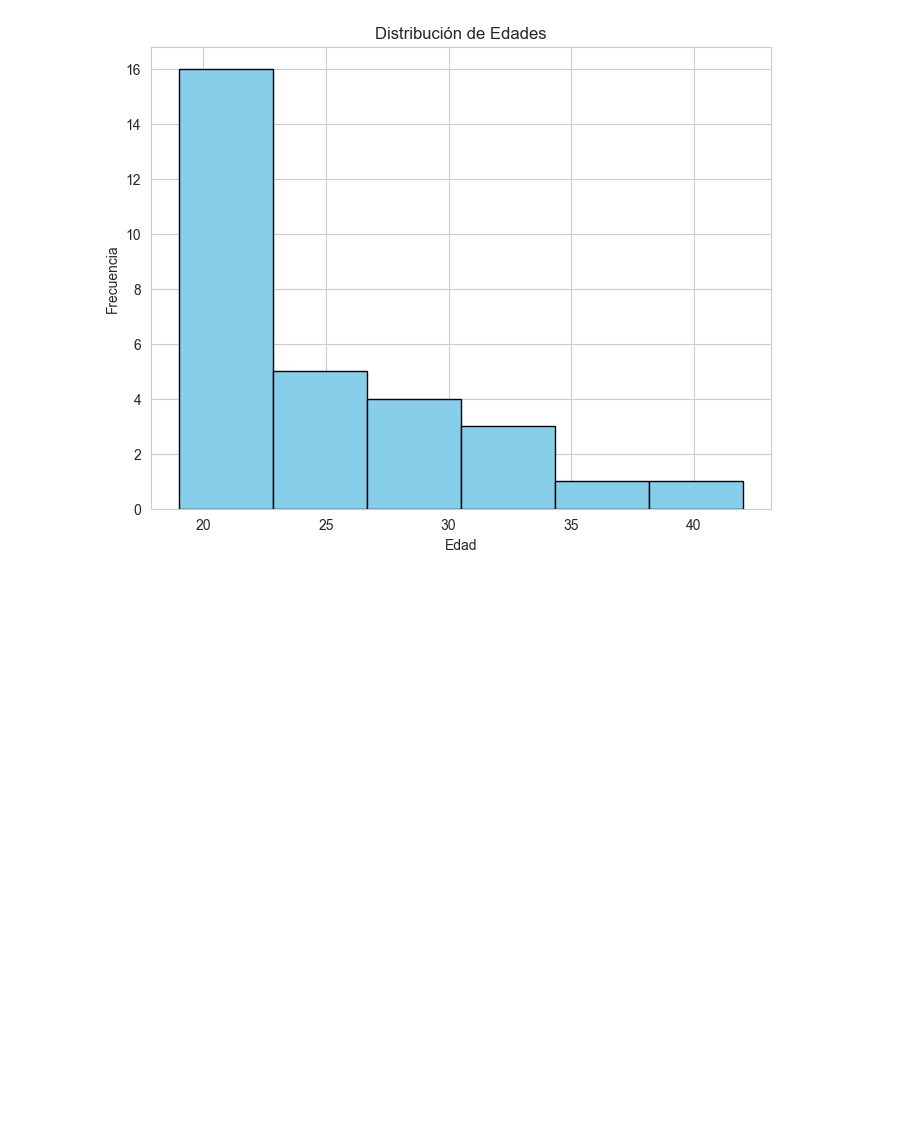
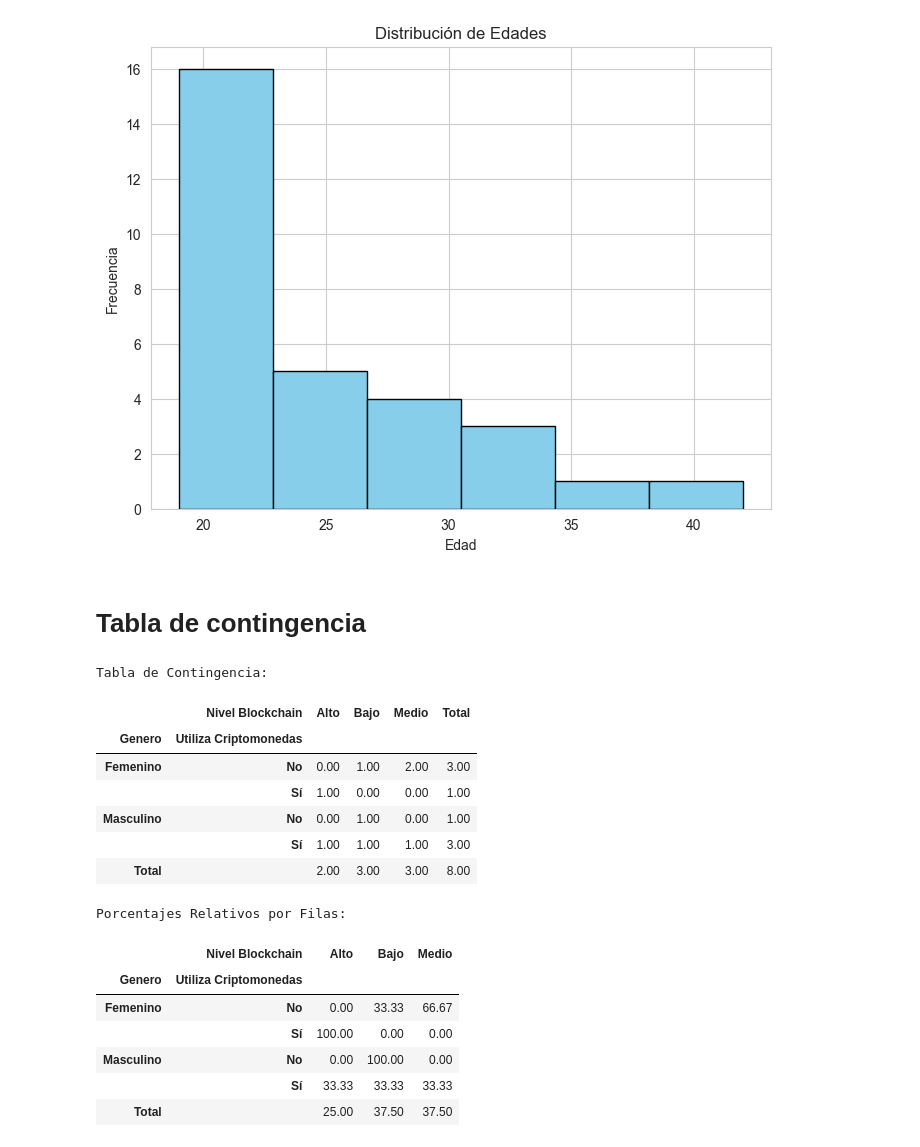
Before and after one commit to IrvinngB/Examen-Estadistica, a Jupyter notebook: General.ipynb, the cells around one changed output. Cells and saved outputs as stored; diff of their text form; code cells hidden in the pictures; blank space fills up the shorter version.

```diff
--- a/General.ipynb
+++ b/General.ipynb
@@ -181,3 +181,72 @@ else:
     print('La columna Edad no está disponible para graficar.')
 # %% [output]
 [figure]
+# %% [markdown]
+# Tabla de contingencia
+# %%
+import pandas as pd
+from scipy.stats import chi2_contingency
+
+# Datos ficticios más complejos
+data = {
+    "Genero": ["Masculino", "Femenino", "Masculino", "Femenino", "Masculino", "Femenino", "Masculino", "Femenino"],
+    "Nivel Blockchain": ["Bajo", "Medio", "Alto", "Medio", "Bajo", "Alto", "Medio", "Bajo"],
+    "Utiliza Criptomonedas": ["Sí", "No", "Sí", "No", "No", "Sí", "Sí", "No"]
+}
+
+df = pd.DataFrame(data)
+
+# Crear tabla de contingencia básica
+tabla_contingencia = pd.crosstab(
+    [df['Genero'], df['Utiliza Criptomonedas']],  # Variables para las filas
+    df['Nivel Blockchain'],  # Variable para las columnas
+    margins=True,  # Incluir totales
+    margins_name="Total"
+)
+
+# Tabla con porcentajes relativos por filas
+tabla_porcentajes_filas = pd.crosstab(
+    [df['Genero'], df['Utiliza Criptomonedas']],
+    df['Nivel Blockchain'],
+    normalize='index',  # Normalizar por filas
+    margins=True,  # Totales relativos
+    margins_name="Total"
+) * 100
+
+# Estilizar las tablas en modo oscuro
+def estilizar_tabla_modo_oscuro(tabla):
+    return tabla.style.format("{:.2f}").set_table_styles(
+        [
+            {"selector": "th", "props": [("background-color", "#333333"), ("color", "white"), ("font-weight", "bold"), ("border", "1px solid white")]},
+            {"selector": "td", "props": [("background-color", "#222222"), ("color", "white"), ("border", "1px solid #444444")]},
+            {"selector": "table", "props": [("border-collapse", "collapse"), ("width", "100%")]},
+        ]
+    ).background_gradient(cmap="coolwarm", axis=None)  # Gradiente en modo oscuro
+
+# Aplicar estilo
+tabla_contingencia_estilizada = estilizar_tabla_modo_oscuro(tabla_contingencia)
+tabla_porcentajes_filas_estilizada = estilizar_tabla_modo_oscuro(tabla_porcentajes_filas)
+
+# Mostrar las tablas en el notebook
+print("Tabla de Contingencia:")
+display(tabla_contingencia_estilizada)
+
+print("\nPorcentajes Relativos por Filas:")
+display(tabla_porcentajes_filas_estilizada)
+# %% [output]
+Tabla de Contingencia:
+|  | Nivel Blockchain | Alto | Bajo | Medio | Total |
+| Genero | Utiliza Criptomonedas |  |  |  |  |
+| Femenino | No | 0.00 | 1.00 | 2.00 | 3.00 |
+|  | Sí | 1.00 | 0.00 | 0.00 | 1.00 |
+| Masculino | No | 0.00 | 1.00 | 0.00 | 1.00 |
+|  | Sí | 1.00 | 1.00 | 1.00 | 3.00 |
+| Total |  | 2.00 | 3.00 | 3.00 | 8.00 |
+Porcentajes Relativos por Filas:
+|  | Nivel Blockchain | Alto | Bajo | Medio |
+| Genero | Utiliza Criptomonedas |  |  |  |
+| Femenino | No | 0.00 | 33.33 | 66.67 |
+|  | Sí | 100.00 | 0.00 | 0.00 |
+| Masculino | No | 0.00 | 100.00 | 0.00 |
+|  | Sí | 33.33 | 33.33 | 33.33 |
+| Total |  | 25.00 | 37.50 | 37.50 |
```
Also changed, not shown: 4 other files.
